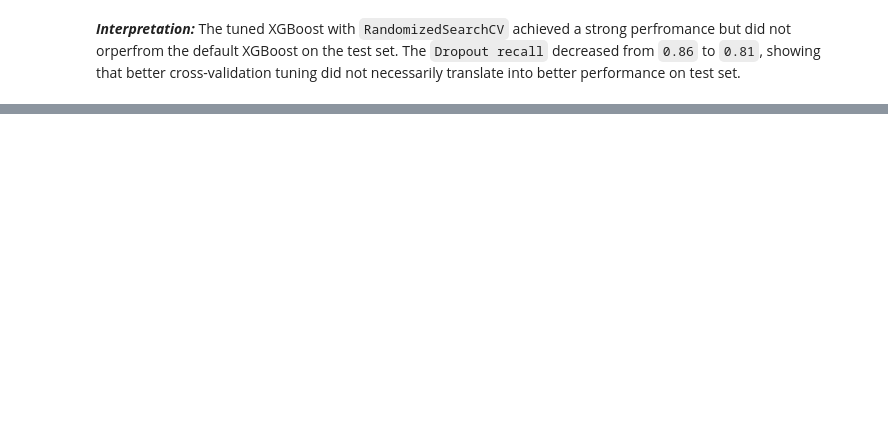
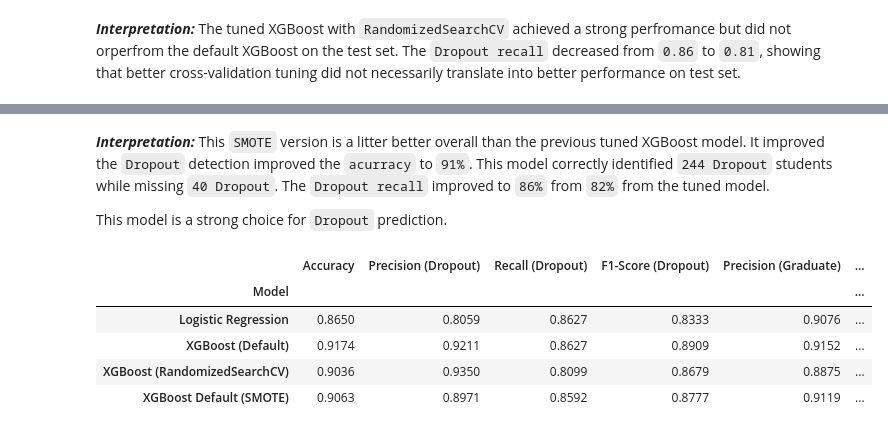
Before and after one commit to weslylaboy/student-outcome-predictor, a Jupyter notebook: notebooks/03_classification_model.ipynb, the cells around one changed output, grey strips where cells are left out. Saved outputs shown, nothing was run; the diff lists cells and outputs as text; code cells hidden in the pictures; blank space fills up the shorter version.

```diff
--- a/notebooks/03_classification_model.ipynb
+++ b/notebooks/03_classification_model.ipynb
@@ -1323,0 +1366,17 @@ temp_results
+# %%
+xgb_smote_pipeline = ImbPipeline(steps=[
+    ('preprocessor', dt_preprocessor),
+    ('smote', SMOTE(random_state=42)),
+    ('xgb_model', XGBClassifier(
+        random_state=42,
+        eval_metric='logloss',
+        **{k.replace('xgb_model__', ''): v
+           for k, v in random_search_xgb.best_params_.items()}
+    ))
+])
+
+xgb_smote_pipeline.fit(X_train, y_train)
+
+y_pred_xgb_smote = predict_with_threshold(xgb_smote_pipeline, X_test, y_test,
+                                           threshold=0.4,
+                                           model_name='XGBoost (SMOTE)')
@@ -1323,0 +1402,13 @@ temp_results
+# %%
+xgb_default_smote_pipeline = ImbPipeline(steps=[
+    ('preprocessor', dt_preprocessor),
+    ('smote', SMOTE(random_state=42)),
+     ('xgb_model', XGBClassifier(
+        random_state=42,
+        eval_metric='logloss', # suppresses a common XGBoost warning
+    ))
+])
+
+xgb_default_smote_pipeline.fit(X_train, y_train)
+
+y_pred_xgb_smote = predict_with_threshold(xgb_default_smote_pipeline, X_test, y_test, threshold=0.4, model_name='XGBoost Default (SMOTE)')
@@ -1323,0 +1426,17 @@ temp_results
+# %% [markdown]
+***Interpretation:*** This `SMOTE` version is a litter better overall than the previous tuned XGBoost model. It improved the `Dropout` detection improved the `acurracy` to `91%`. This model correctly identified `244 Dropout` students while missing `40 Dropout`. The `Dropout recall` improved to `86%` from `82%` from the tuned model.
+
+This model is a strong choice for `Dropout` prediction.
+# %%
+results_models_metrics.append(get_model_metrics(y_test, y_pred_xgb_smote,
+                                                  'XGBoost Default (SMOTE)'))
+
+temp_results = pd.DataFrame(results_models_metrics).set_index('Model')
+temp_results
+# %% [output]
+|  | Accuracy | Precision (Dropout) | Recall (Dropout) | F1-Score (Dropout) | Precision (Graduate) | ... |
+| Model |  |  |  |  |  | ... |
+| Logistic Regression | 0.8650 | 0.8059 | 0.8627 | 0.8333 | 0.9076 | ... |
+| XGBoost (Default) | 0.9174 | 0.9211 | 0.8627 | 0.8909 | 0.9152 | ... |
+| XGBoost (RandomizedSearchCV) | 0.9036 | 0.9350 | 0.8099 | 0.8679 | 0.8875 | ... |
+| XGBoost Default (SMOTE) | 0.9063 | 0.8971 | 0.8592 | 0.8777 | 0.9119 | ... |
```
Also changed, not shown: parts of 12 cells of this notebook.
